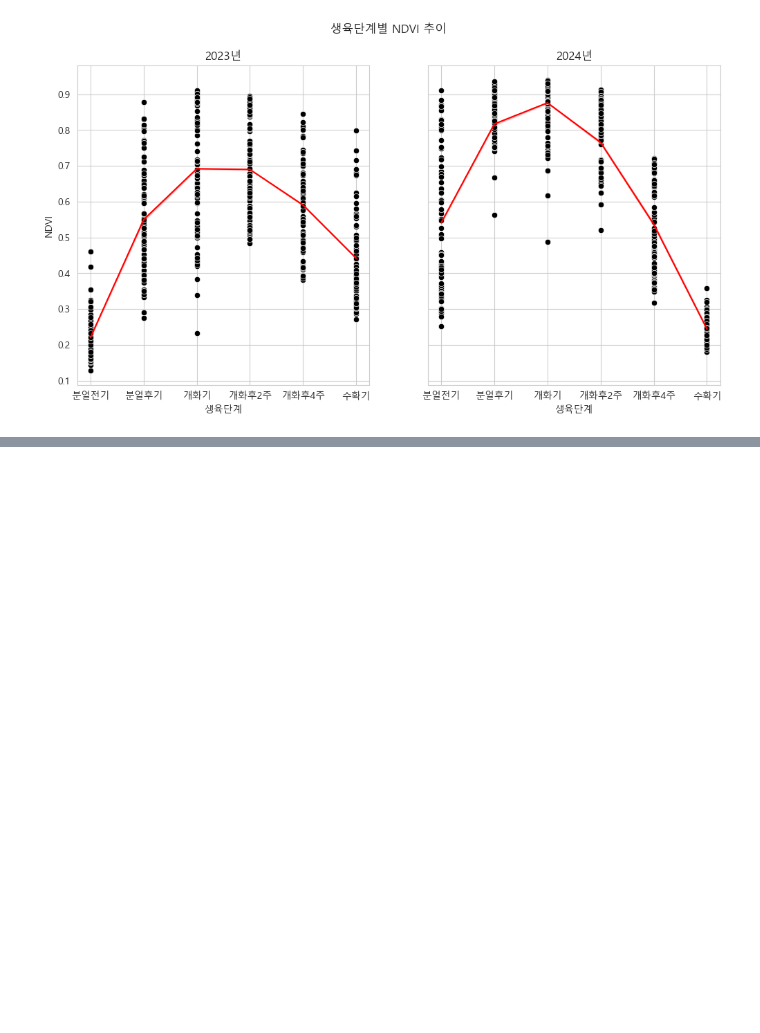
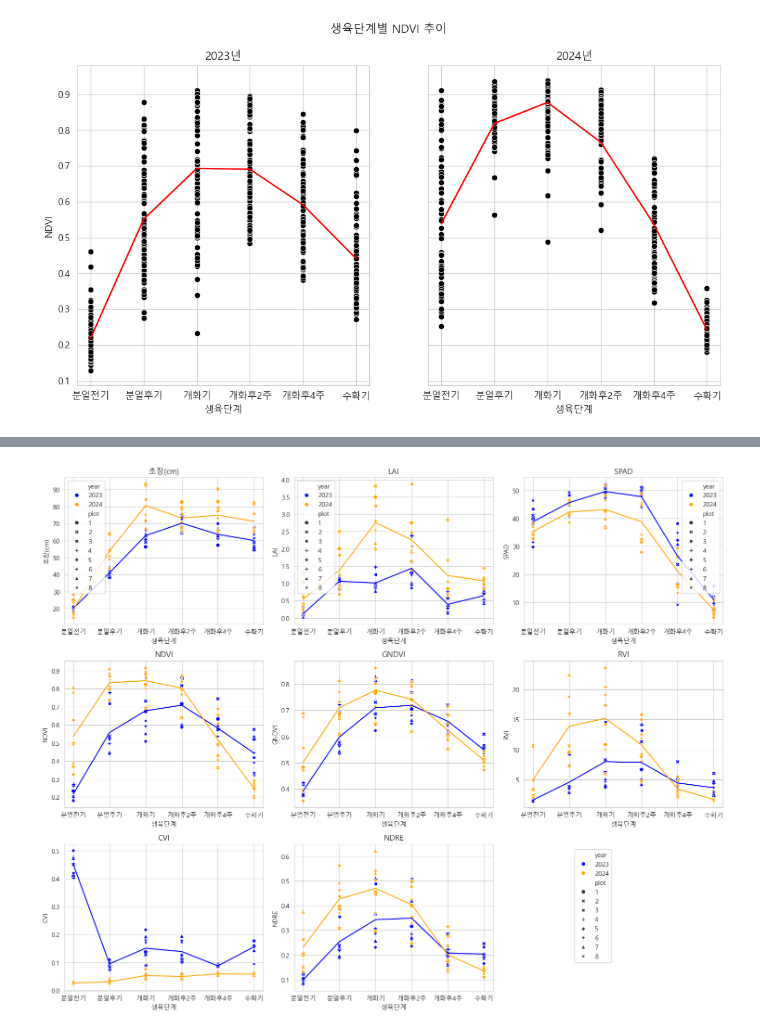
Before and after one commit to SmartDigitalAg/Wheat-Yield-Estimation, a Jupyter notebook: drone_yield/analysis/analysis.ipynb, the cells around one changed output, grey strips where cells are left out. Drawn from its saved outputs; the diff is of its cells as text; code cells hidden in the pictures; blank space fills up the shorter version.

```diff
--- a/drone_yield/analysis/analysis.ipynb
+++ b/drone_yield/analysis/analysis.ipynb
@@ -19 +20,8 @@ df['year'] = df['year'].astype(int)
 df['생육단계_숫자'] = pd.Categorical(df['생육단계'], categories=['분얼전기', '분얼후기', '개화기', '개화후2주', '개화후4주', '수확기'], ordered=True).codes
+# %%
+df['year-plot'] = df['year'].astype(str) + '-' + df['plot'].astype(str)
+# %%
+df['파종'] = df['plot'].apply(lambda x: '광산' if x <= 4 else '세조')
+df['시비'] = df['plot'].apply(lambda x: '추비' if x in [2, 3, 6,7 ] else '기비')
+df['파종_시비'] = df['파종'] + '_' + df['시비']
+df
@@ -52,3 +74,16 @@ for i, year in enumerate([2023, 2024]):
 fig.suptitle(f'생육단계별 {y_feature_name} 추이');
 # %% [output]
 [figure]
+# %%
+y_variables = ['초장(cm)', 'LAI', 'SPAD', 'NDVI', 'GNDVI', 'RVI', 'CVI', 'NDRE']
+
+df_mean = df.groupby(['year-plot', '생육단계'])[y_variables].mean().reset_index()
+df_mean['year'] = df_mean['year-plot'].str.split('-').str[0].astype(int)
+df_mean['plot'] = df_mean['year-plot'].str.split('-').str[1]
+from pandas.api.types import CategoricalDtype
+df_mean['생육단계'] = df_mean['생육단계'].astype(CategoricalDtype(categories=['분얼전기', '분얼후기', '개화기', '개화후2주', '개화후4주', '수확기'], ordered=True))
+# %%
+df_year = df.groupby(['year', '생육단계'])[y_variables].mean().reset_index()
+from pandas.api.types import CategoricalDtype
+df_year['생육단계'] = df_year['생육단계'].astype(CategoricalDtype(categories=['분얼전기', '분얼후기', '개화기', '개화후2주', '개화후4주', '수확기'], ordered=True))
+df_year
@@ -54,0 +104,31 @@ fig.suptitle(f'생육단계별 {y_feature_name} 추이');
+# %%
+fig, axes = plt.subplots(3, 3, figsize=(15, 12))  # 3x3 서브플롯 (마지막은 빈 칸)
+palette = {2023: 'blue', 2024: 'orange'}
+
+# 첫 번째 행: 첫 3개의 y값
+for i, y in enumerate(y_variables[:3]):
+    sns.scatterplot(x='생육단계', y=y, style='plot', hue='year', data=df_mean, ax=axes[0, i], palette=palette, legend='brief')
+    sns.lineplot(x='생육단계', y=y, hue='year', data=df_year, ax=axes[0, i], palette=palette, legend=False)
+    axes[0, i].set_title(y)
+
+# 두 번째 행: 중간 3개의 y값
+for i, y in enumerate(y_variables[3:6]):
+    sns.scatterplot(x='생육단계', y=y, style='plot', hue='year', data=df_mean, ax=axes[1, i], palette=palette, legend=False)
+    sns.lineplot(x='생육단계', y=y, hue='year', data=df_year, ax=axes[1, i], palette=palette, legend=False)
+    axes[1, i].set_title(y)
+
+# 세 번째 행: 마지막 2개의 y값
+for i, y in enumerate(y_variables[6:]):
+    sns.scatterplot(x='생육단계', y=y, style='plot', hue='year', data=df_mean, ax=axes[2, i], palette=palette, legend=False)
+    sns.lineplot(x='생육단계', y=y, hue='year', data=df_year, ax=axes[2, i], palette=palette, legend=False)
+    axes[2, i].set_title(y)
+
+# 빈 서브플롯에 범례 추가
+axes[2, 2].axis('off')  # 빈 서브플롯 숨기기
+handles, labels = axes[0, 0].get_legend_handles_labels()  # 범례 핸들과 레이블 가져오기
+fig.legend(handles, labels, loc='center', bbox_to_anchor=(0.8,0.2), ncol=1)
+
+plt.tight_layout()
+plt.show()
+# %% [output]
+[figure, added]
```
Also changed, not shown: parts of 12 cells of this notebook, 11 other files.
